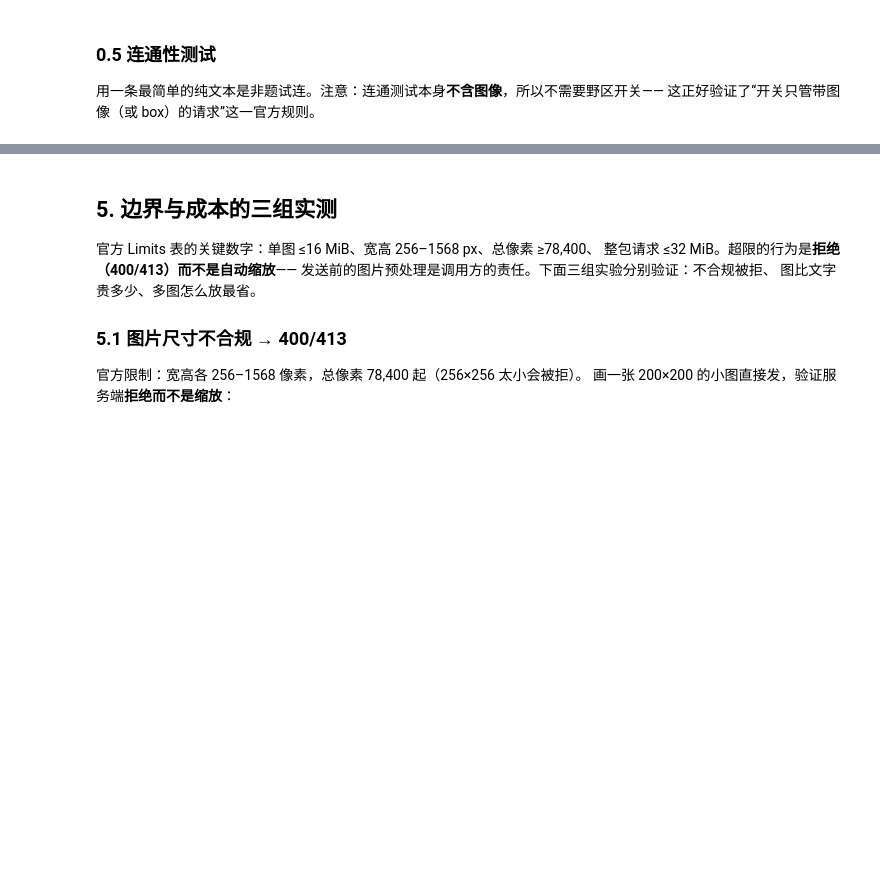
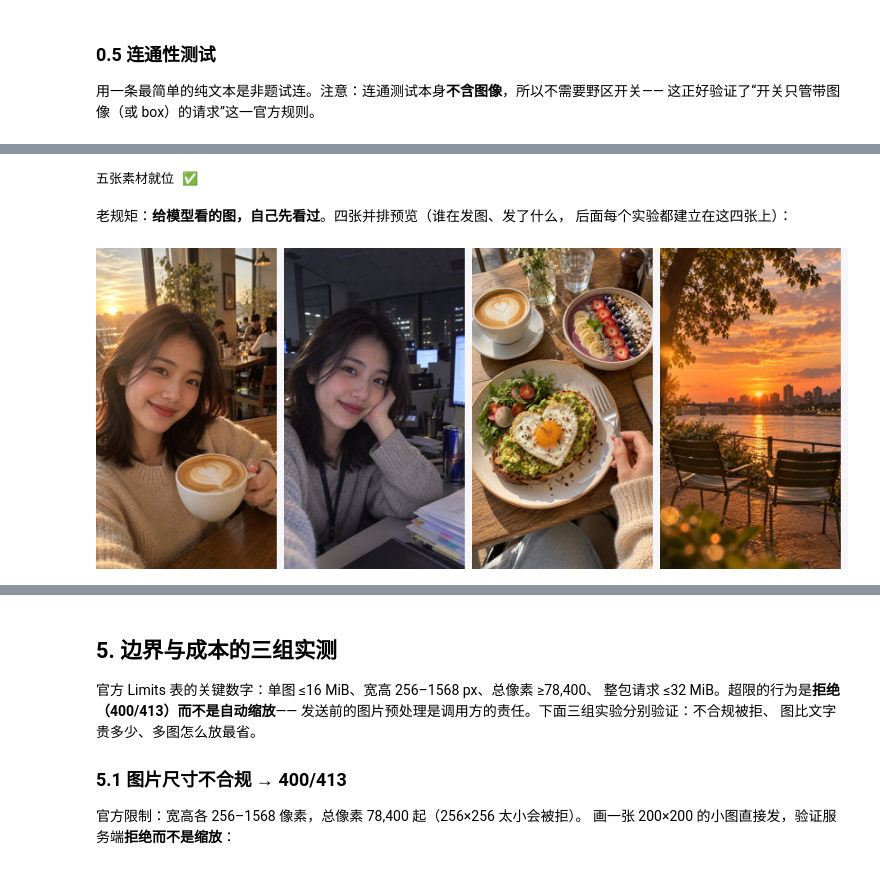
Before and after one commit to ainewworld/jev-cookbook, a Jupyter notebook: main/02_核心概念/06_图像输入.ipynb, the cells around one changed output, grey strips where cells are left out. Cells and saved outputs as stored; diff of their text form; code cells hidden in the pictures; blank space fills up the shorter version.

```diff
--- a/main/02_核心概念/06_图像输入.ipynb
+++ b/main/02_核心概念/06_图像输入.ipynb
@@ -387,0 +135,40 @@ print("准备好三条消息与离线替身答案")
+# %%
+from PIL import Image as PILImage, ImageDraw
+
+SCENES = Path("scenes")
+PHOTOS = {
+    "rain_umbrella":  "雨天共伞，他把伞倾向她",
+    "sunset_bench":   "夕阳河畔长椅上相依",
+    "farewell_subway": "地铁站台牵手告别",
+    "home_kitchen":   "夜晚小厨房环抱做饭",
+}
+SCENE_FILES = {k: SCENES / f"{k}.jpg" for k in PHOTOS}
+neutral_face = SCENES / "neutral_face.jpg"
+missing_scene = [p.name for p in (*SCENE_FILES.values(), neutral_face) if not p.exists()]
+print("素材缺失：" + str(missing_scene) if missing_scene else "五张素材就位 ✅")
+# %% [output]
+五张素材就位 ✅
+# %% [markdown]
+老规矩：**给模型看的图，自己先看过**。四张并排预览（谁在发图、发了什么，
+后面每个实验都建立在这四张上）：
+# %%
+from IPython.display import display
+
+def photo_strip(files, w=200):
+    # 横排预览：等比缩到同宽拼一条
+    ims = []
+    for p in files:
+        im = PILImage.open(p).convert("RGB")
+        im.thumbnail((w, 1000))
+        ims.append(im)
+    gap, H = 8, max(im.height for im in ims)
+    strip = PILImage.new("RGB", (sum(im.width for im in ims) + gap*len(ims), H), (246,246,248))
+    x = 0
+    for im in ims:
+        strip.paste(im, (x, 0)); x += im.width + gap
+    return strip
+
+if not missing_scene:
+    display(photo_strip(SCENE_FILES.values()))
+# %% [output]
+[figure, added]
```
Also changed, not shown: parts of 71 cells of this notebook, 22 other files.
